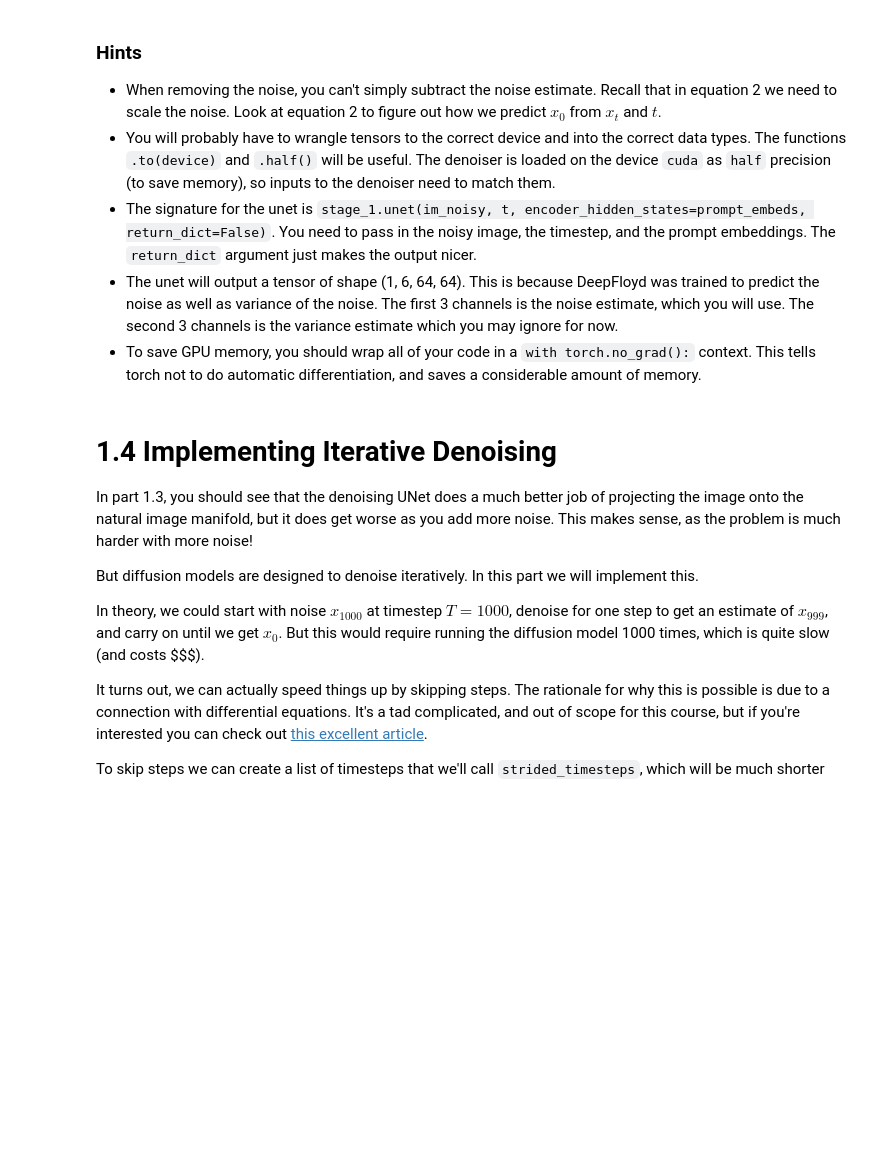
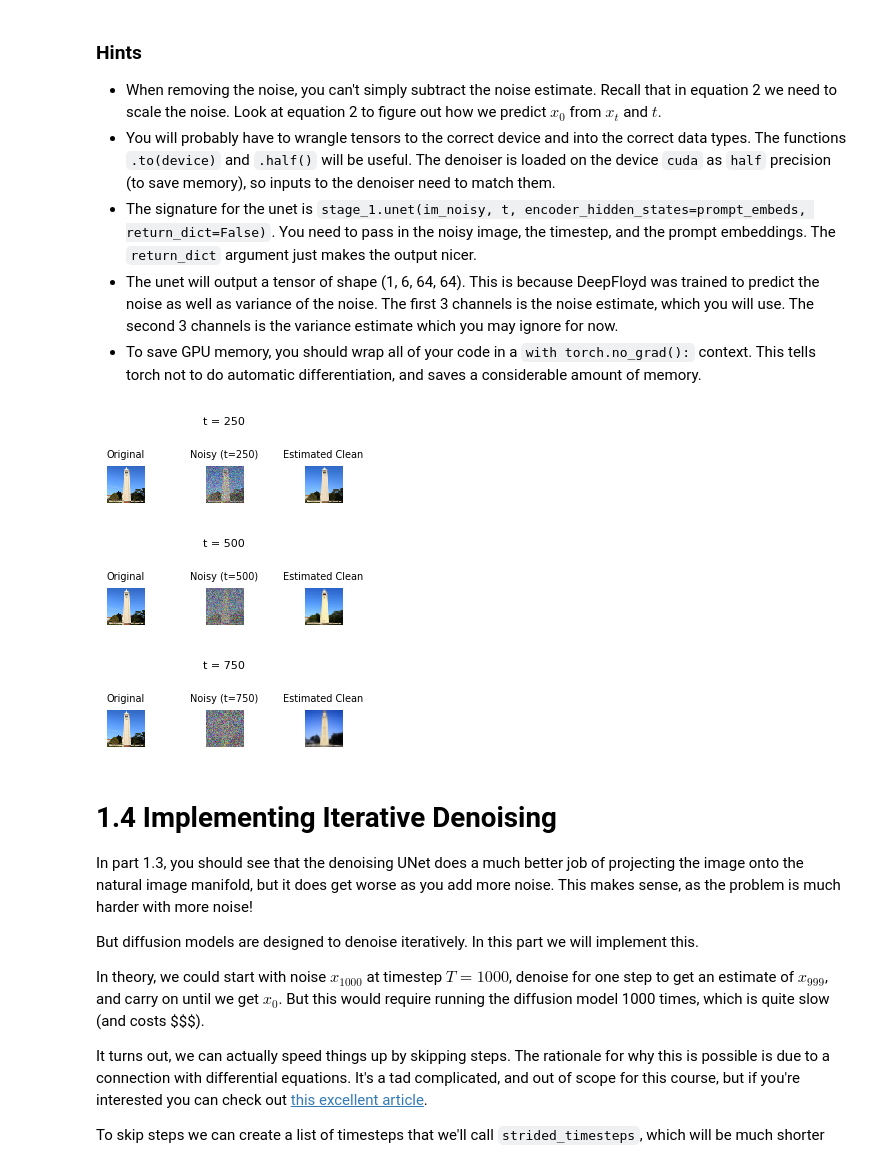
Before and after one commit to Mohak327/computer-vision-projects, a Jupyter notebook: part_a/part_5a.ipynb, the cells around one changed output. Drawn from its saved outputs; the diff is of its cells as text; code cells hidden in the pictures; blank space fills up the shorter version.

```diff
--- a/part_a/part_5a.ipynb
+++ b/part_a/part_5a.ipynb
@@ -441,34 +460,73 @@ For the 3 noisy images from 1.2 (t = [250, 500, 750]):
 - The unet will output a tensor of shape (1, 6, 64, 64). This is because DeepFloyd was trained to predict the noise as well as variance of the noise. The first 3 channels is the noise estimate, which you will use. The second 3 channels is the variance estimate which you may ignore for now.
 - To save GPU memory, you should wrap all of your code in a `with torch.no_grad():` context. This tells torch not to do automatic differentiation, and saves a considerable amount of memory.
 # %%
+import torch.nn.functional as F
+
 # Please use the null prompt embedding
 prompt_embeds = prompt_embeds_dict["a high quality photo"]
+
+img_h, img_w = test_im.shape[2], test_im.shape[3]
+DPI = 100
+pad = 0.4
+img_w_in = img_w / DPI
+img_h_in = img_h / DPI
+
+def to_display(tensor_chw):
+    """Resize to img_h x img_w, normalize to [0,1], return HxWxC numpy."""
+    t = tensor_chw.float().unsqueeze(0)  # 1CHW
+    t = F.interpolate(t, size=(img_h, img_w), mode="bilinear", align_corners=False)
+    t = t.squeeze(0).permute(1, 2, 0).numpy()  # HWC
+    t = (t - t.min()) / (t.max() - t.min())
+    return t
 
 with torch.no_grad():
   for t in [250, 500, 750]:
     # Get alpha bar
     alpha_cumprod = alphas_cumprod[t]
 
     # Run forward process
-
     im_noisy = forward(test_im, t)
-
 
     # Estimate noise in noisy image
     noise_est = stage_1.unet(
         im_noisy.half().cuda(),
         t,
         encoder_hidden_states=prompt_embeds,
         return_dict=False
     )[0]
 
     # Take only first 3 channels, and move result to cpu
     noise_est = noise_est[:, :3].cpu()
 
     # Remove the noise
-    # run `.detach().numpy()` on the image so we can display it
     clean_est = (im_noisy - noise_est * torch.sqrt(1 - alpha_cumprod)) / torch.sqrt(alpha_cumprod)
-    clean_est = clean_est.detach().numpy()
+
+    # ── Deliverables ──────────────────────────────────────────────────────────
+    orig_np  = to_display(test_im.squeeze(0))
+    noisy_np = to_display(im_noisy.squeeze(0))
+    clean_np = to_display(clean_est.detach().squeeze(0))
+
+    fig, axes = plt.subplots(1, 3, figsize=(3 * (img_w_in + pad), img_h_in + pad), dpi=DPI)
+    fig.suptitle(f"t = {t}", fontsize=8)
+
+    axes[0].imshow(orig_np,  interpolation="nearest")
+    axes[0].set_title("Original",       fontsize=7)
+    axes[0].axis("off")
+
+    axes[1].imshow(noisy_np, interpolation="nearest")
+    axes[1].set_title(f"Noisy (t={t})", fontsize=7)
+    axes[1].axis("off")
+
+    axes[2].imshow(clean_np, interpolation="nearest")
+    axes[2].set_title("Estimated Clean", fontsize=7)
+    axes[2].axis("off")
+
+    plt.tight_layout()
+    plt.show()
+# %% [output]
+[figure, added]
+[figure, added]
+[figure, added]
 # %% [markdown]
 # 1.4 Implementing Iterative Denoising
 
```
Also changed, not shown: parts of 8 cells of this notebook, 10 other files.
